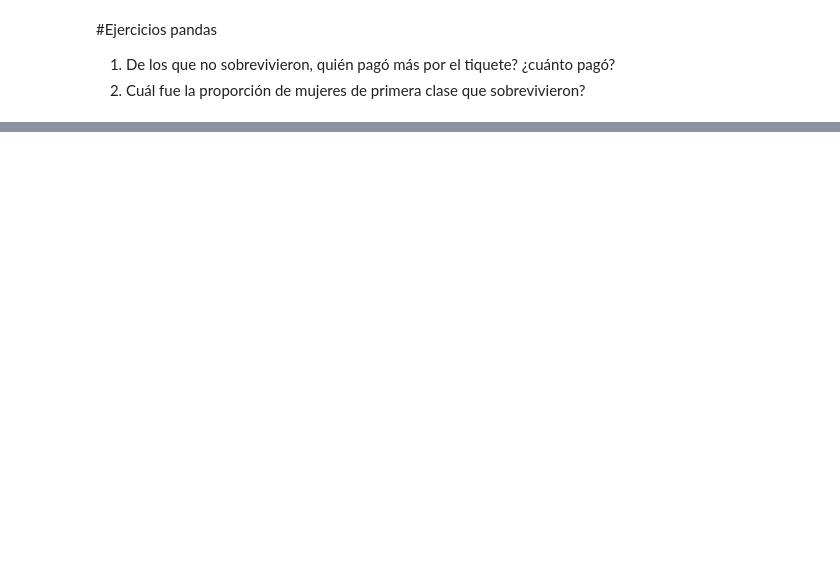
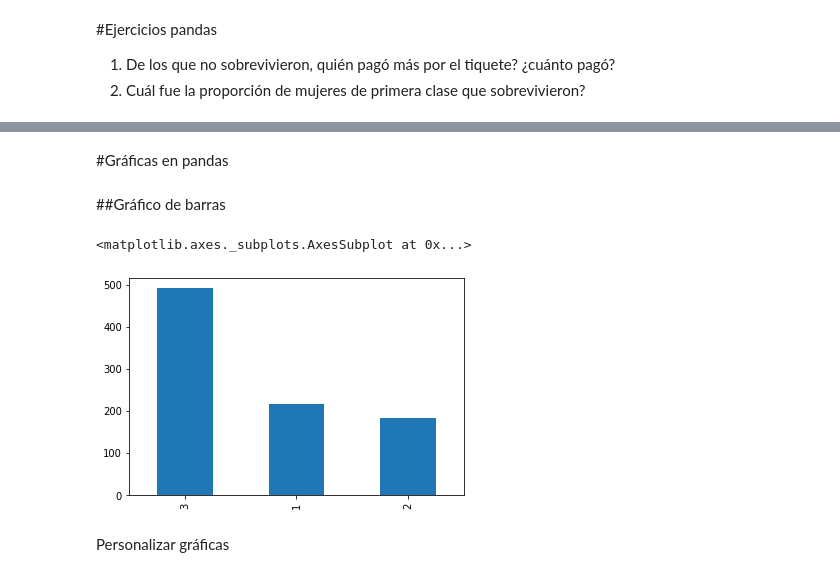
Before and after one commit to mamenaca/curso_python_esp_estadistica, a Jupyter notebook: unidad5.ipynb, the cells around one changed output, grey strips where cells are left out. Saved outputs shown, nothing was run; the diff lists cells and outputs as text; code cells hidden in the pictures; blank space fills up the shorter version.

```diff
--- a/unidad5.ipynb
+++ b/unidad5.ipynb
@@ -649,0 +798,2 @@ list(gente)
+# %%
+titanic.Age.fillna(titanic.Age.median(),inplace=True)
@@ -649,0 +867,13 @@ list(gente)
+# %% [markdown]
+#Gráficas en pandas
+# %% [markdown]
+##Gráfico de barras
+# %%
+conteos_clase=titanic.Pclass.value_counts()
+# %%
+conteos_clase.plot.bar()
+# %% [output]
+<matplotlib.axes._subplots.AxesSubplot at 0x...>
+[figure, added]
+# %% [markdown]
+Personalizar gráficas
```
Also changed, not shown: parts of 65 cells of this notebook.
